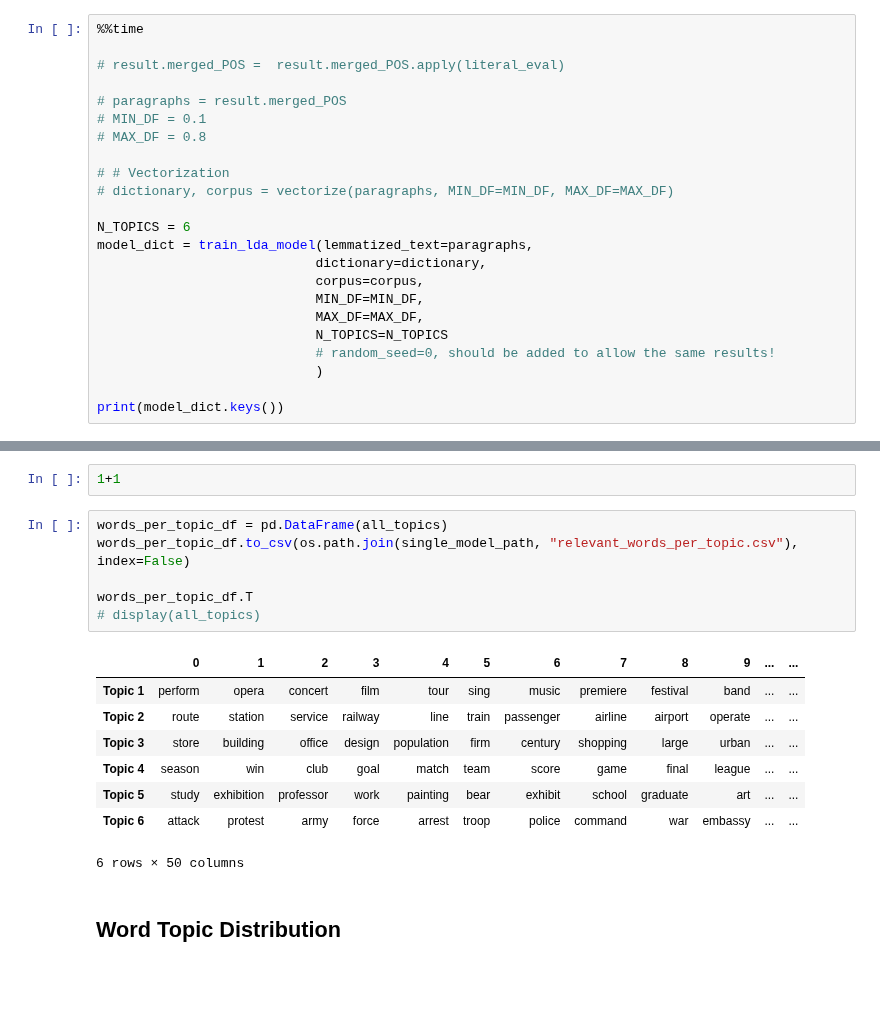
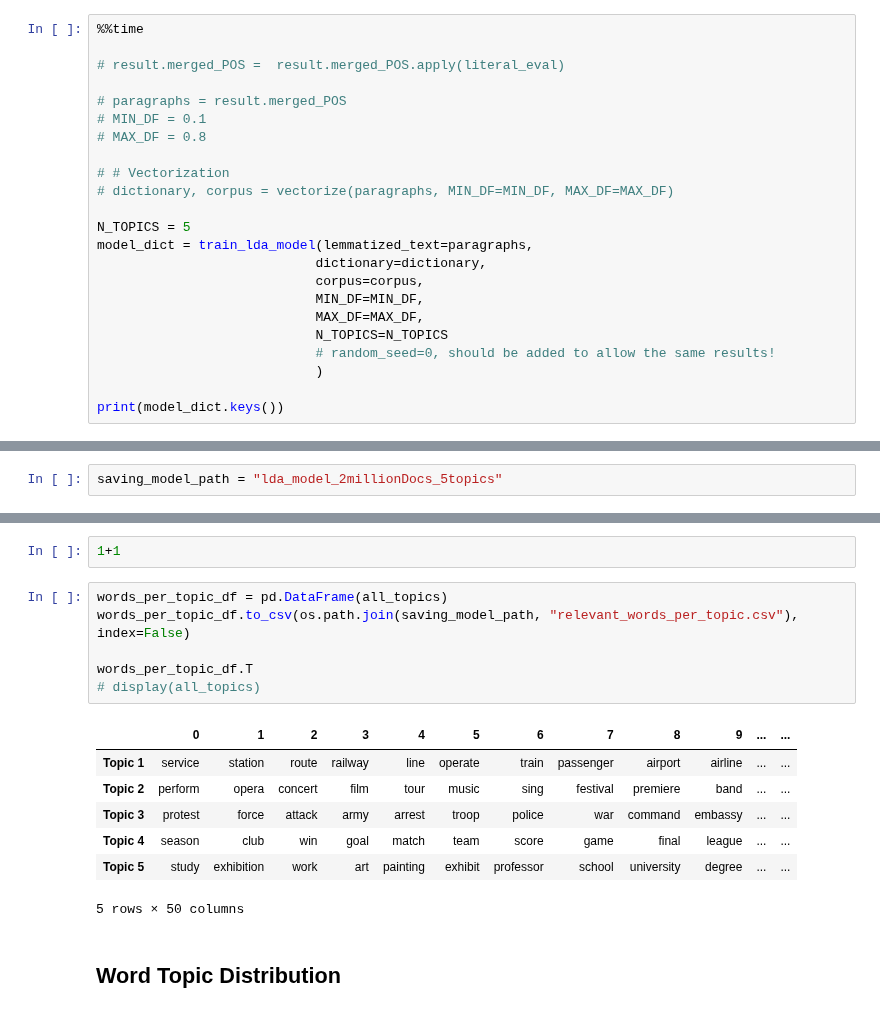
Before and after one commit to seriousdeejay/citynet, a Jupyter notebook: src/analyses/Diederik_Clean/2 Topic Modeling - Paragraphs.ipynb, the cells around one changed output, grey strips where cells are left out. Cells and saved outputs as stored; diff of their text form; blank space fills up the shorter version.

```diff
--- a/src/analyses/Diederik_Clean/2 Topic Modeling - Paragraphs.ipynb
+++ b/src/analyses/Diederik_Clean/2 Topic Modeling - Paragraphs.ipynb
@@ -221,7 +228,7 @@ def calculate_coherence_score(MODEL, LEMMATIZED_TEXT, DICTIONARY, COHERENCE='c_v
 # # Vectorization
 # dictionary, corpus = vectorize(paragraphs, MIN_DF=MIN_DF, MAX_DF=MAX_DF)
 
-N_TOPICS = 6
+N_TOPICS = 5
 model_dict = train_lda_model(lemmatized_text=paragraphs,
                             dictionary=dictionary,
                             corpus=corpus,
@@ -443,4 +468,6 @@ def save_lda_model(MODEL,  OUTPUT_DIR, NAME, COHERENCE_SCORE=None, DICTIONARY=No
     print(f'Model has been saved to the following location: {directory}.')
 
     return MODEL
+# %%
+saving_model_path = "lda_model_2millionDocs_5topics"
 # %%
@@ -487,19 +513,18 @@ os.path.isdir(single_model_path)
 1+1
 # %%
 words_per_topic_df = pd.DataFrame(all_topics)
-words_per_topic_df.to_csv(os.path.join(single_model_path, "relevant_words_per_topic.csv"), index=False)
+words_per_topic_df.to_csv(os.path.join(saving_model_path, "relevant_words_per_topic.csv"), index=False)
 
 words_per_topic_df.T
 # display(all_topics)
 # %% [output]
 |  | 0 | 1 | 2 | 3 | 4 | 5 | 6 | 7 | 8 | 9 | ... | ... |
-| Topic 1 | perform | opera | concert | film | tour | sing | music | premiere | festival | band | ... | ... |
-| Topic 2 | route | station | service | railway | line | train | passenger | airline | airport | operate | ... | ... |
-| Topic 3 | store | building | office | design | population | firm | century | shopping | large | urban | ... | ... |
-| Topic 4 | season | win | club | goal | match | team | score | game | final | league | ... | ... |
-| Topic 5 | study | exhibition | professor | work | painting | bear | exhibit | school | graduate | art | ... | ... |
-| Topic 6 | attack | protest | army | force | arrest | troop | police | command | war | embassy | ... | ... |
+| Topic 1 | service | station | route | railway | line | operate | train | passenger | airport | airline | ... | ... |
+| Topic 2 | perform | opera | concert | film | tour | music | sing | festival | premiere | band | ... | ... |
+| Topic 3 | protest | force | attack | army | arrest | troop | police | war | command | embassy | ... | ... |
+| Topic 4 | season | club | win | goal | match | team | score | game | final | league | ... | ... |
+| Topic 5 | study | exhibition | work | art | painting | exhibit | professor | school | university | degree | ... | ... |
-6 rows × 50 columns
+5 rows × 50 columns
 # %% [markdown]
 ## Word Topic Distribution
 # %%
```
Also changed, not shown: parts of 16 cells of this notebook, 3 other files.
